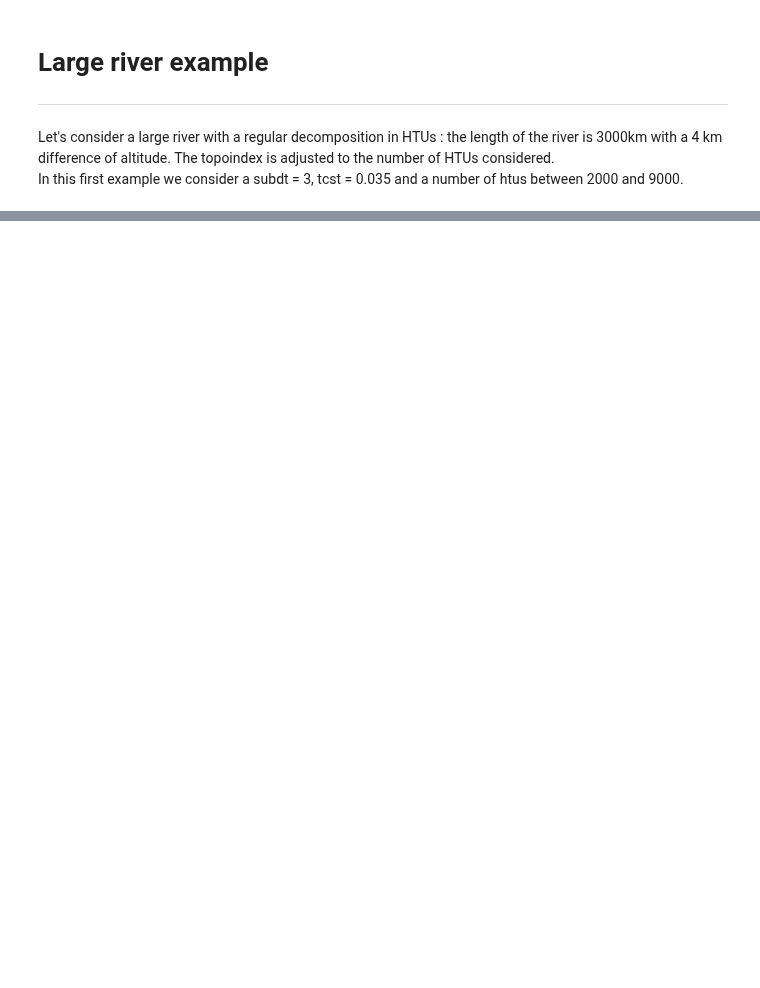
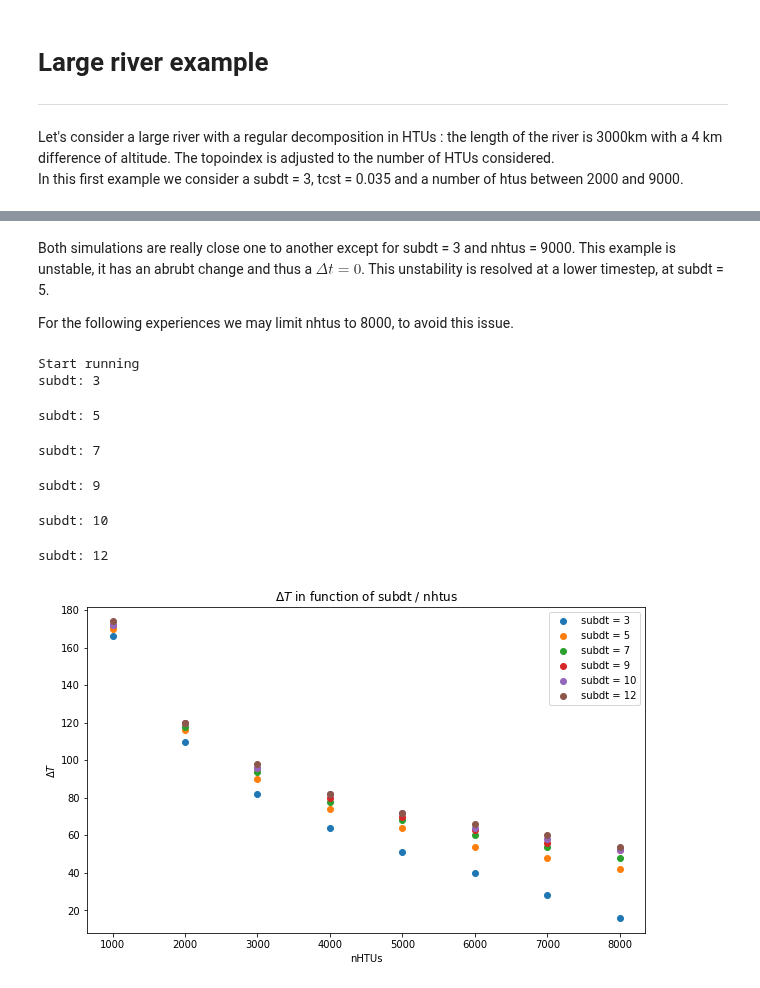
Before and after one commit to VSCHY/RiverNetwork, a Jupyter notebook: Toy_Model_Large_basin.ipynb, the cells around one changed output, grey strips where cells are left out. Saved outputs shown, nothing was run; the diff lists cells and outputs as text; code cells hidden in the pictures; blank space fills up the shorter version.

```diff
--- a/Toy_Model_Large_basin.ipynb
+++ b/Toy_Model_Large_basin.ipynb
@@ -174,0 +188,36 @@ We may observe 2 indexes : the time to reach 66% of the initial Qin and the time
+# %% [markdown]
+Both simulations are really close one to another except for subdt = 3 and nhtus = 9000. This example is unstable, it has an abrubt change and thus a $\Delta t = 0 $. This unstability is resolved at a lower timestep, at subdt = 5.
+
+For the following experiences we may limit nhtus to 8000, to avoid this issue.
+# %%
+import tqdm
+
+DeltaT = {}
+Lnhtus = np.arange(1000,9000,1000)
+Lsubdt = [3,5, 7, 9, 10, 12]
+
+print("Start running")
+for subdt in tqdm.tqdm(Lsubdt):
+  print("subdt: {0}".format(subdt))
+  DeltaT[subdt] = get_deltaT(subdt = subdt, Lnhtus = Lnhtus)
+
+##############################
+
+fig = plt.figure(figsize = (10, 6))
+#
+for subdt in Lsubdt:
+  plt.scatter(Lnhtus, DeltaT[subdt], label = "subdt = {0}".format(subdt))
+plt.legend()
+plt.xlabel("nHTUs")
+plt.ylabel("$\Delta T$")
+plt.title("$\Delta T$ in function of subdt / nhtus")
+plt.show()
+# %% [output]
+Start running
+subdt: 3
+subdt: 5
+subdt: 7
+subdt: 9
+subdt: 10
+subdt: 12
+[figure, added]
```
Also changed, not shown: parts of 19 cells of this notebook.
